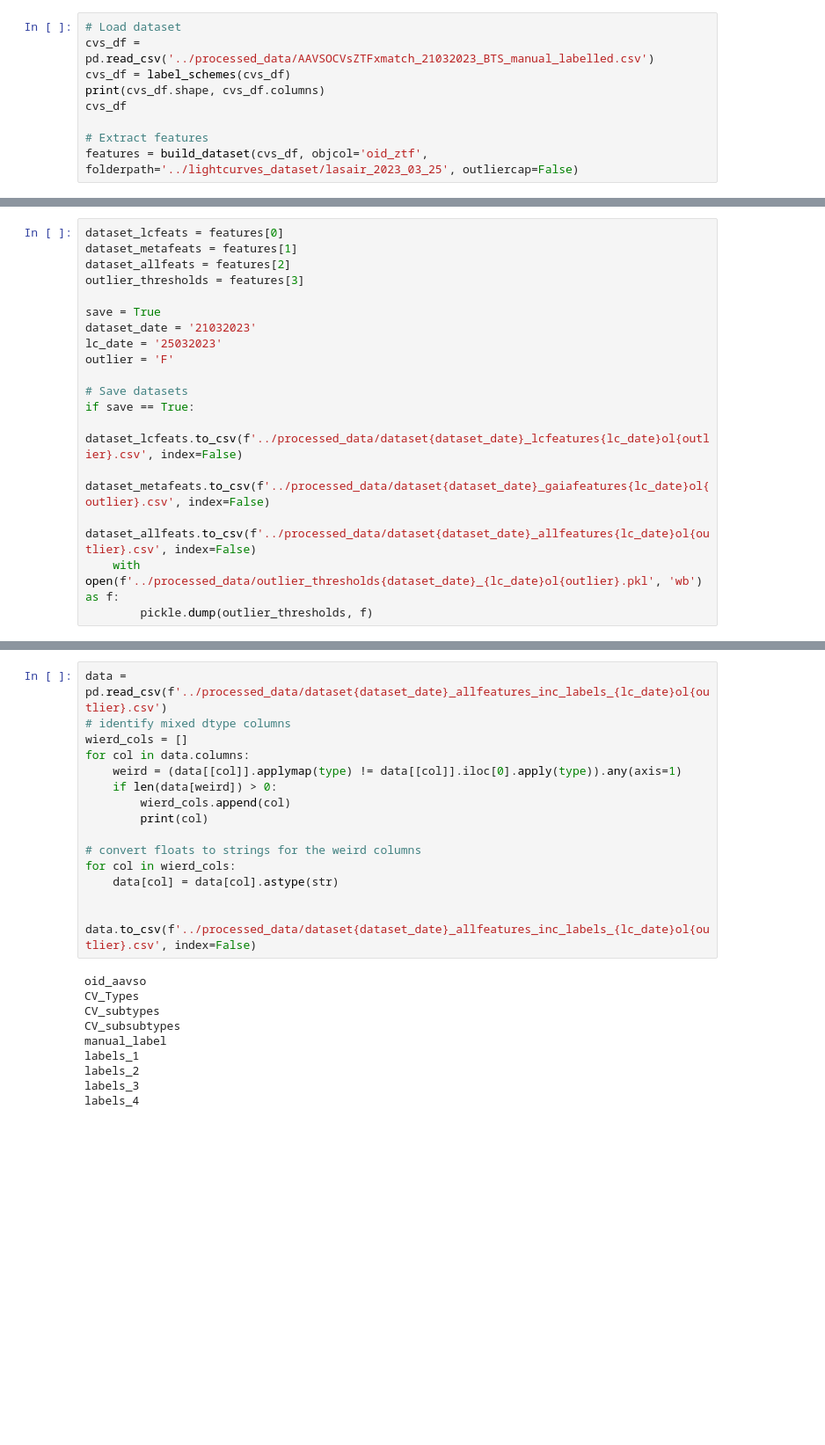
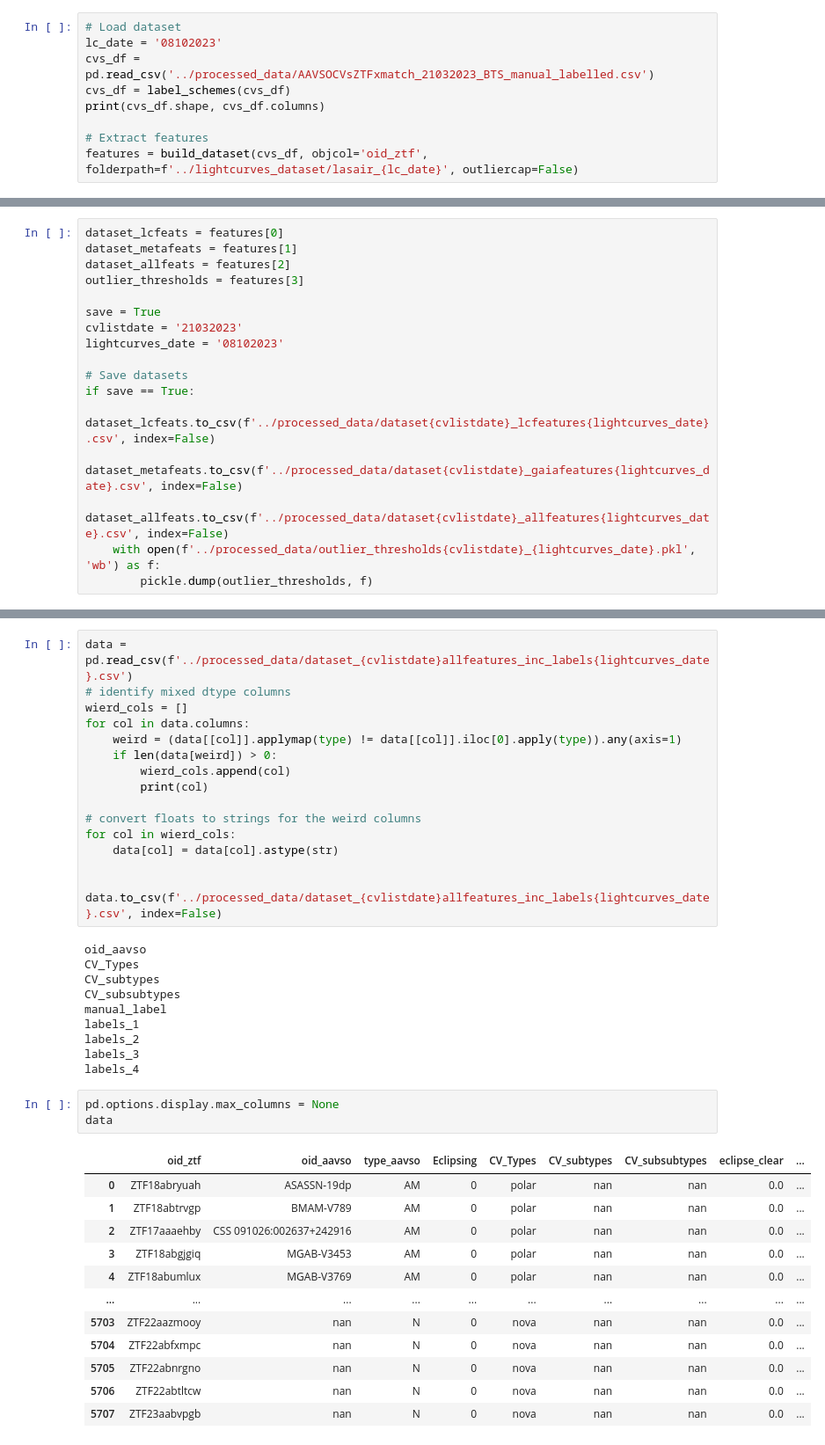
Before and after one commit to dharmesh1007/ZTF_code, a Jupyter notebook: source/4_generate_datasets.ipynb, the cells around one changed output, grey strips where cells are left out. Shown at 88% size. Drawn from its saved outputs; the diff is of its cells as text; blank space fills up the shorter version.

```diff
--- a/source/4_generate_datasets.ipynb
+++ b/source/4_generate_datasets.ipynb
@@ -8,13 +8,13 @@ import pickle
 ### Build dataset
 # %%
 # Load dataset
+lc_date = '08102023'
 cvs_df = pd.read_csv('../processed_data/AAVSOCVsZTFxmatch_21032023_BTS_manual_labelled.csv')
 cvs_df = label_schemes(cvs_df)
 print(cvs_df.shape, cvs_df.columns)
-cvs_df
 
 # Extract features
-features = build_dataset(cvs_df, objcol='oid_ztf', folderpath='../lightcurves_dataset/lasair_2023_03_25', outliercap=False)
+features = build_dataset(cvs_df, objcol='oid_ztf', folderpath=f'../lightcurves_dataset/lasair_{lc_date}', outliercap=False)
 # %% [output]
 (5708, 16) Index(['oid_ztf', 'oid_aavso', 'type_aavso', 'ra', 'dec', 'Eclipsing',
        'CV_Types', 'CV_subtypes', 'CV_subsubtypes', 'eclipse_clear',
@@ -40,16 +40,15 @@ dataset_allfeats = features[2]
 outlier_thresholds = features[3]
 
 save = True
-dataset_date = '21032023'
-lc_date = '25032023'
-outlier = 'F'
+cvlistdate = '21032023'
+lightcurves_date = '08102023'
 
 # Save datasets
 if save == True:
-    dataset_lcfeats.to_csv(f'../processed_data/dataset{dataset_date}_lcfeatures{lc_date}ol{outlier}.csv', index=False)
-    dataset_metafeats.to_csv(f'../processed_data/dataset{dataset_date}_gaiafeatures{lc_date}ol{outlier}.csv', index=False)
-    dataset_allfeats.to_csv(f'../processed_data/dataset{dataset_date}_allfeatures{lc_date}ol{outlier}.csv', index=False)
-    with open(f'../processed_data/outlier_thresholds{dataset_date}_{lc_date}ol{outlier}.pkl', 'wb') as f:
+    dataset_lcfeats.to_csv(f'../processed_data/dataset{cvlistdate}_lcfeatures{lightcurves_date}.csv', index=False)
+    dataset_metafeats.to_csv(f'../processed_data/dataset{cvlistdate}_gaiafeatures{lightcurves_date}.csv', index=False)
+    dataset_allfeats.to_csv(f'../processed_data/dataset{cvlistdate}_allfeatures{lightcurves_date}.csv', index=False)
+    with open(f'../processed_data/outlier_thresholds{cvlistdate}_{lightcurves_date}.pkl', 'wb') as f:
         pickle.dump(outlier_thresholds, f)
 # %%
 dataset_inc_labels = pd.merge(cvs_df[['oid_ztf', 'oid_aavso', 'type_aavso', 'Eclipsing',
@@ -63,5 +62,5 @@ if save == True:
 # %%
-data = pd.read_csv(f'../processed_data/dataset{dataset_date}_allfeatures_inc_labels_{lc_date}ol{outlier}.csv')
+data = pd.read_csv(f'../processed_data/dataset_{cvlistdate}allfeatures_inc_labels{lightcurves_date}.csv')
 # identify mixed dtype columns
 wierd_cols = []
 for col in data.columns:
@@ -75,7 +74,7 @@ for col in wierd_cols:
     data[col] = data[col].astype(str)
 
 
-data.to_csv(f'../processed_data/dataset{dataset_date}_allfeatures_inc_labels_{lc_date}ol{outlier}.csv', index=False)
+data.to_csv(f'../processed_data/dataset_{cvlistdate}allfeatures_inc_labels{lightcurves_date}.csv', index=False)
 # %% [output]
 oid_aavso
 CV_Types
@@ -86,3 +85,19 @@ labels_1
 labels_2
 labels_3
 labels_4
+# %%
+pd.options.display.max_columns = None
+data
+# %% [output]
+|  | oid_ztf | oid_aavso | type_aavso | Eclipsing | CV_Types | CV_subtypes | CV_subsubtypes | eclipse_clear | ... |
+| 0 | ZTF18abryuah | ASASSN-19dp | AM | 0 | polar | nan | nan | 0.0 | ... |
+| 1 | ZTF18abtrvgp | BMAM-V789 | AM | 0 | polar | nan | nan | 0.0 | ... |
+| 2 | ZTF17aaaehby | CSS 091026:002637+242916 | AM | 0 | polar | nan | nan | 0.0 | ... |
+| 3 | ZTF18abgjgiq | MGAB-V3453 | AM | 0 | polar | nan | nan | 0.0 | ... |
+| 4 | ZTF18abumlux | MGAB-V3769 | AM | 0 | polar | nan | nan | 0.0 | ... |
+| ... | ... | ... | ... | ... | ... | ... | ... | ... | ... |
+| 5703 | ZTF22aazmooy | nan | N | 0 | nova | nan | nan | 0.0 | ... |
+| 5704 | ZTF22abfxmpc | nan | N | 0 | nova | nan | nan | 0.0 | ... |
+| 5705 | ZTF22abnrgno | nan | N | 0 | nova | nan | nan | 0.0 | ... |
+| 5706 | ZTF22abtltcw | nan | N | 0 | nova | nan | nan | 0.0 | ... |
+| 5707 | ZTF23aabvpgb | nan | N | 0 | nova | nan | nan | 0.0 | ... |
```
Also changed, not shown: parts of 2 cells of this notebook, 16 other files.
